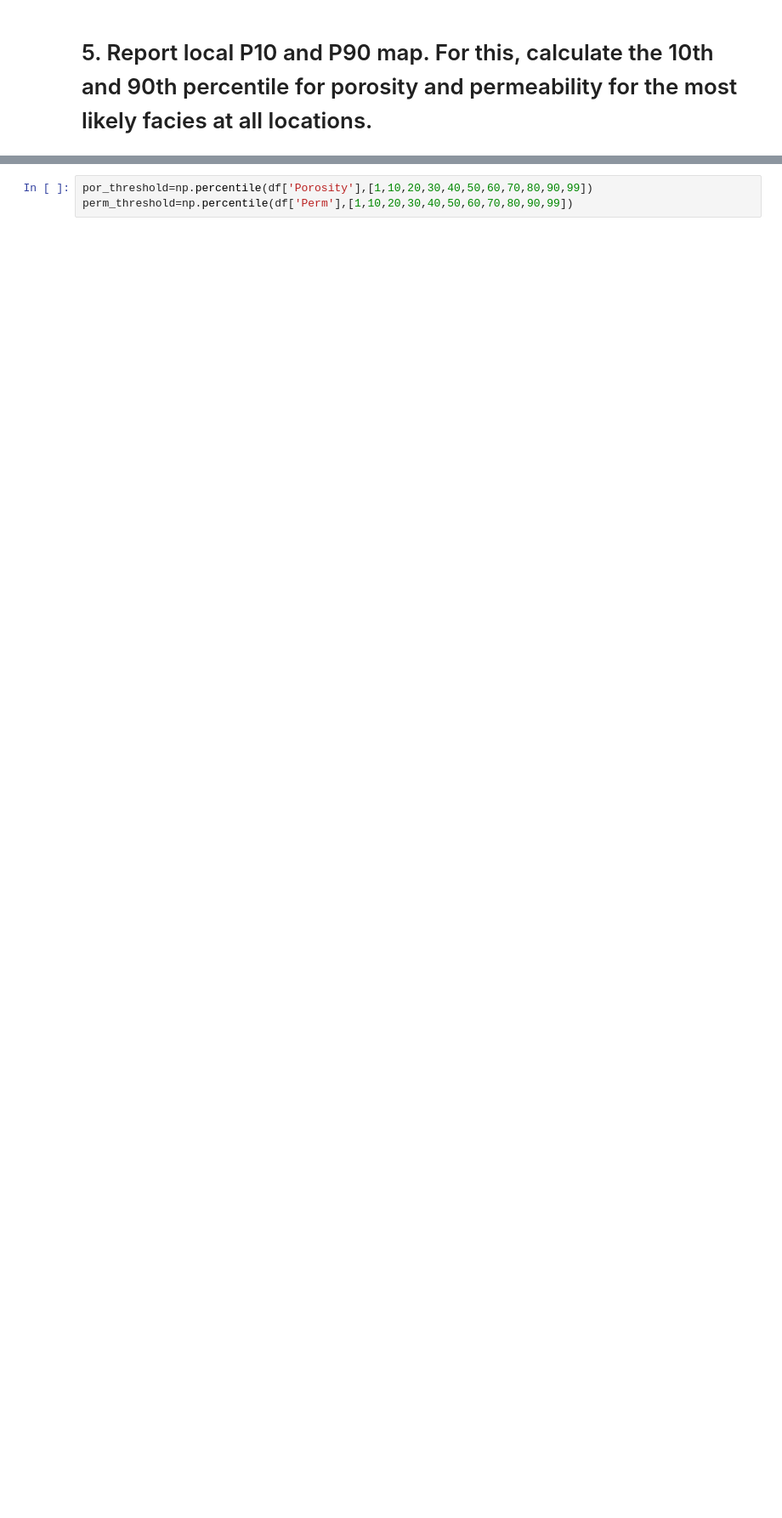
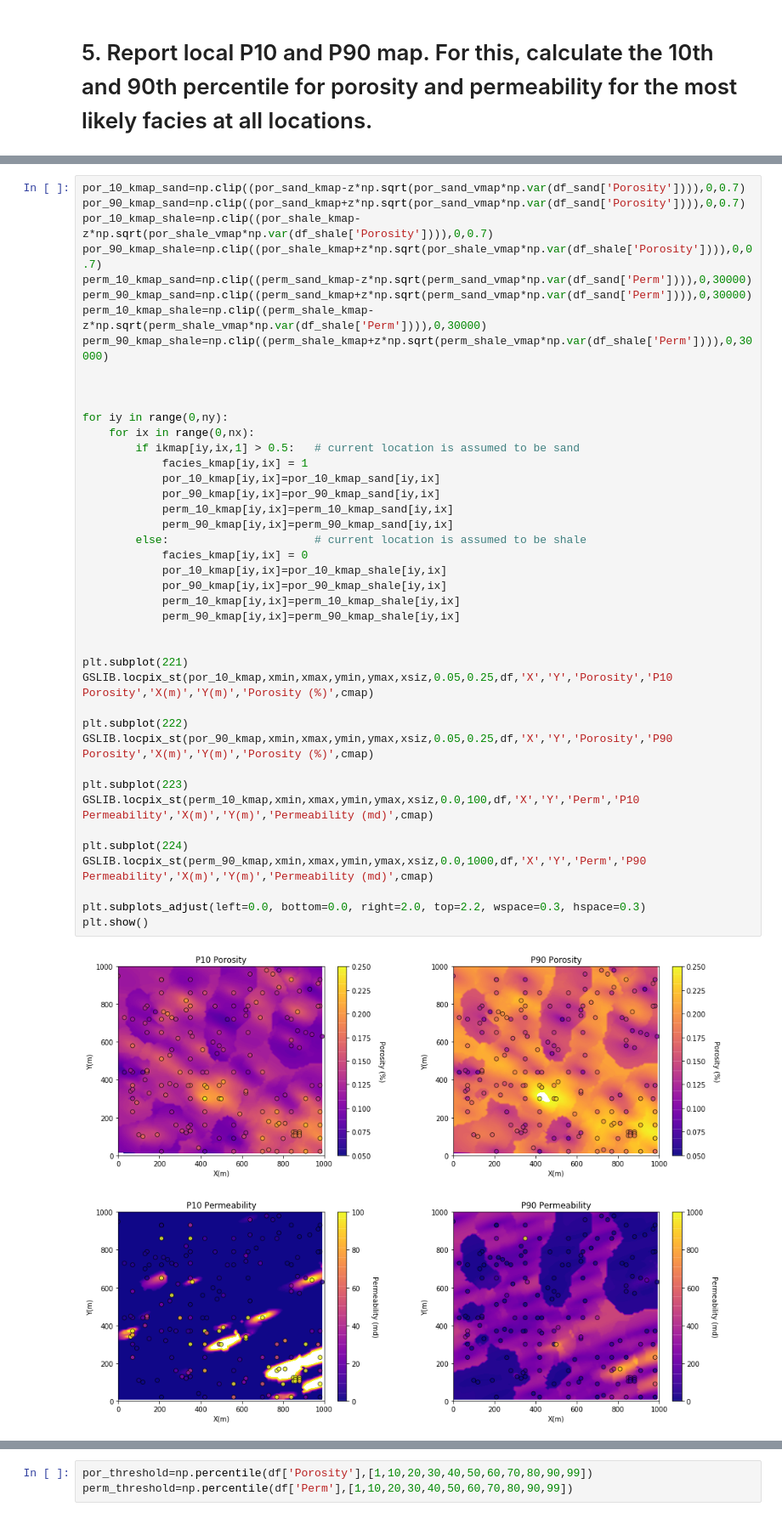
Before and after one commit to bochaozhao/PGE383-Geostatistic-Project, a Jupyter notebook: update4.ipynb, the cells around one changed output, grey strips where cells are left out. Shown at 85% size. Drawn from its saved outputs; the diff is of its cells as text; blank space fills up the shorter version.

```diff
--- a/update4.ipynb
+++ b/update4.ipynb
@@ -614,0 +645,44 @@ plt.show()
+# %%
+por_10_kmap_sand=np.clip((por_sand_kmap-z*np.sqrt(por_sand_vmap*np.var(df_sand['Porosity']))),0,0.7)
+por_90_kmap_sand=np.clip((por_sand_kmap+z*np.sqrt(por_sand_vmap*np.var(df_sand['Porosity']))),0,0.7)
+por_10_kmap_shale=np.clip((por_shale_kmap-z*np.sqrt(por_shale_vmap*np.var(df_shale['Porosity']))),0,0.7)
+por_90_kmap_shale=np.clip((por_shale_kmap+z*np.sqrt(por_shale_vmap*np.var(df_shale['Porosity']))),0,0.7)
+perm_10_kmap_sand=np.clip((perm_sand_kmap-z*np.sqrt(perm_sand_vmap*np.var(df_sand['Perm']))),0,30000)
+perm_90_kmap_sand=np.clip((perm_sand_kmap+z*np.sqrt(perm_sand_vmap*np.var(df_sand['Perm']))),0,30000)
+perm_10_kmap_shale=np.clip((perm_shale_kmap-z*np.sqrt(perm_shale_vmap*np.var(df_shale['Perm']))),0,30000)
+perm_90_kmap_shale=np.clip((perm_shale_kmap+z*np.sqrt(perm_shale_vmap*np.var(df_shale['Perm']))),0,30000)
+
+
+
+for iy in range(0,ny):
+    for ix in range(0,nx):
+        if ikmap[iy,ix,1] > 0.5:   # current location is assumed to be sand
+            facies_kmap[iy,ix] = 1
+            por_10_kmap[iy,ix]=por_10_kmap_sand[iy,ix]
+            por_90_kmap[iy,ix]=por_90_kmap_sand[iy,ix]
+            perm_10_kmap[iy,ix]=perm_10_kmap_sand[iy,ix]
+            perm_90_kmap[iy,ix]=perm_90_kmap_sand[iy,ix]
+        else:                      # current location is assumed to be shale
+            facies_kmap[iy,ix] = 0
+            por_10_kmap[iy,ix]=por_10_kmap_shale[iy,ix]
+            por_90_kmap[iy,ix]=por_90_kmap_shale[iy,ix]
+            perm_10_kmap[iy,ix]=perm_10_kmap_shale[iy,ix]
+            perm_90_kmap[iy,ix]=perm_90_kmap_shale[iy,ix]
+
+
+plt.subplot(221)
+GSLIB.locpix_st(por_10_kmap,xmin,xmax,ymin,ymax,xsiz,0.05,0.25,df,'X','Y','Porosity','P10 Porosity','X(m)','Y(m)','Porosity (%)',cmap)
+
+plt.subplot(222)
+GSLIB.locpix_st(por_90_kmap,xmin,xmax,ymin,ymax,xsiz,0.05,0.25,df,'X','Y','Porosity','P90 Porosity','X(m)','Y(m)','Porosity (%)',cmap)
+
+plt.subplot(223)
+GSLIB.locpix_st(perm_10_kmap,xmin,xmax,ymin,ymax,xsiz,0.0,100,df,'X','Y','Perm','P10 Permeability','X(m)','Y(m)','Permeability (md)',cmap)
+
+plt.subplot(224)
+GSLIB.locpix_st(perm_90_kmap,xmin,xmax,ymin,ymax,xsiz,0.0,1000,df,'X','Y','Perm','P90 Permeability','X(m)','Y(m)','Permeability (md)',cmap)
+
+plt.subplots_adjust(left=0.0, bottom=0.0, right=2.0, top=2.2, wspace=0.3, hspace=0.3)
+plt.show()
+# %% [output]
+[figure, added]
```
Also changed, not shown: parts of 23 cells of this notebook.
